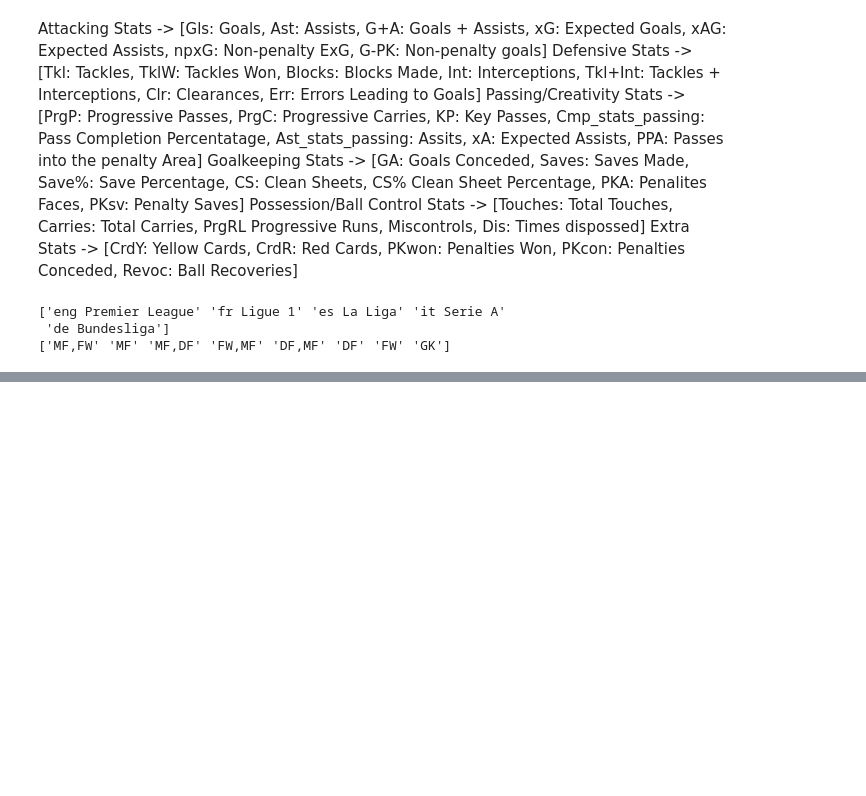
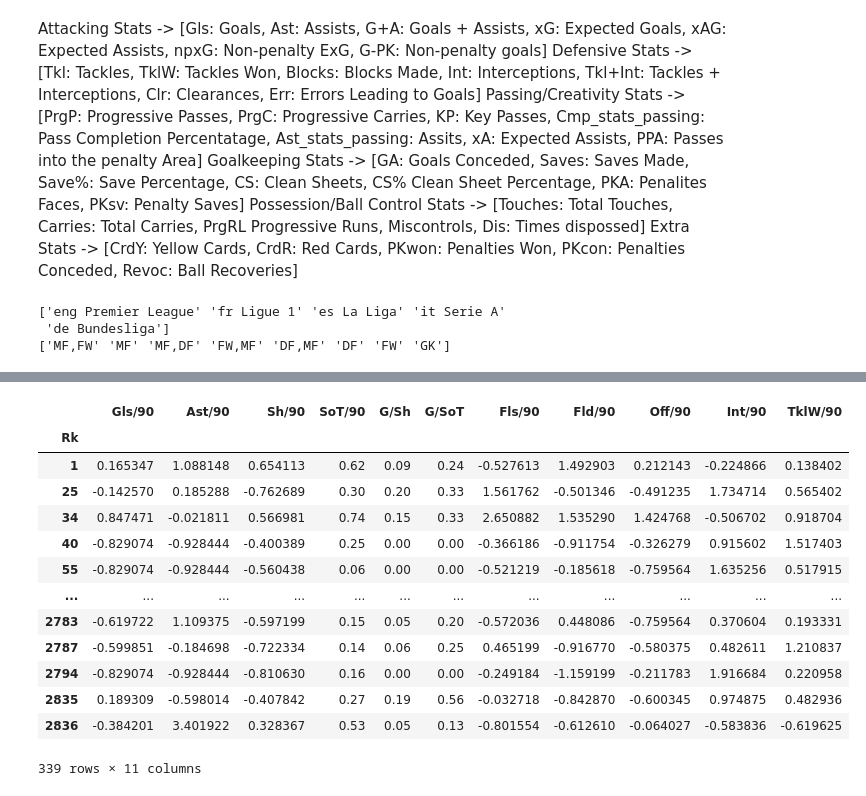
Before and after one commit to grahamx24/scoutGPT, a Jupyter notebook: notebooks/explore.ipynb, the cells around one changed output, grey strips where cells are left out. Cells and saved outputs as stored; diff of their text form; code cells hidden in the pictures; blank space fills up the shorter version.

```diff
--- a/notebooks/explore.ipynb
+++ b/notebooks/explore.ipynb
@@ -57,0 +71,22 @@ prem_outfield.drop(columns=QUALITATIVE_FEATURES)
+# %%
+ADJUSTED_FEATURES = ['Gls/90', 'Ast/90', 'Sh/90', 'Fls/90', 'Fld/90', 'Off/90', 'Int/90', 'TklW/90',]
+
+scaler = StandardScaler()
+
+prem_outfield[ADJUSTED_FEATURES] = scaler.fit_transform(prem_outfield[ADJUSTED_FEATURES])
+prem_outfield
+# %% [output]
+|  | Gls/90 | Ast/90 | Sh/90 | SoT/90 | G/Sh | G/SoT | Fls/90 | Fld/90 | Off/90 | Int/90 | TklW/90 |
+| Rk |  |  |  |  |  |  |  |  |  |  |  |
+| 1 | 0.165347 | 1.088148 | 0.654113 | 0.62 | 0.09 | 0.24 | -0.527613 | 1.492903 | 0.212143 | -0.224866 | 0.138402 |
+| 25 | -0.142570 | 0.185288 | -0.762689 | 0.30 | 0.20 | 0.33 | 1.561762 | -0.501346 | -0.491235 | 1.734714 | 0.565402 |
+| 34 | 0.847471 | -0.021811 | 0.566981 | 0.74 | 0.15 | 0.33 | 2.650882 | 1.535290 | 1.424768 | -0.506702 | 0.918704 |
+| 40 | -0.829074 | -0.928444 | -0.400389 | 0.25 | 0.00 | 0.00 | -0.366186 | -0.911754 | -0.326279 | 0.915602 | 1.517403 |
+| 55 | -0.829074 | -0.928444 | -0.560438 | 0.06 | 0.00 | 0.00 | -0.521219 | -0.185618 | -0.759564 | 1.635256 | 0.517915 |
+| ... | ... | ... | ... | ... | ... | ... | ... | ... | ... | ... | ... |
+| 2783 | -0.619722 | 1.109375 | -0.597199 | 0.15 | 0.05 | 0.20 | -0.572036 | 0.448086 | -0.759564 | 0.370604 | 0.193331 |
+| 2787 | -0.599851 | -0.184698 | -0.722334 | 0.14 | 0.06 | 0.25 | 0.465199 | -0.916770 | -0.580375 | 0.482611 | 1.210837 |
+| 2794 | -0.829074 | -0.928444 | -0.810630 | 0.16 | 0.00 | 0.00 | -0.249184 | -1.159199 | -0.211783 | 1.916684 | 0.220958 |
+| 2835 | 0.189309 | -0.598014 | -0.407842 | 0.27 | 0.19 | 0.56 | -0.032718 | -0.842870 | -0.600345 | 0.974875 | 0.482936 |
+| 2836 | -0.384201 | 3.401922 | 0.328367 | 0.53 | 0.05 | 0.13 | -0.801554 | -0.612610 | -0.064027 | -0.583836 | -0.619625 |
+339 rows × 11 columns
```
Also changed, not shown: parts of 11 cells of this notebook.
